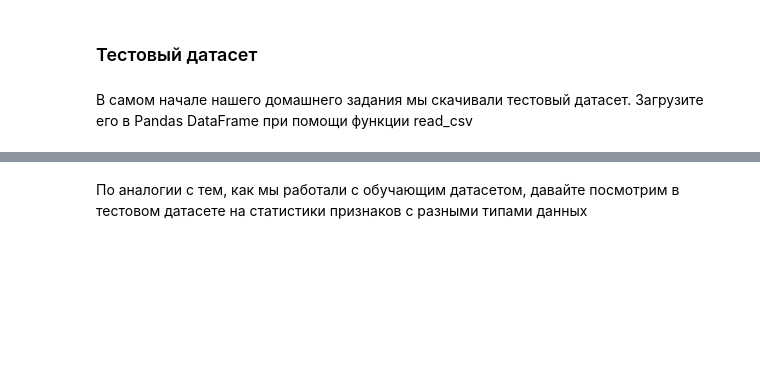
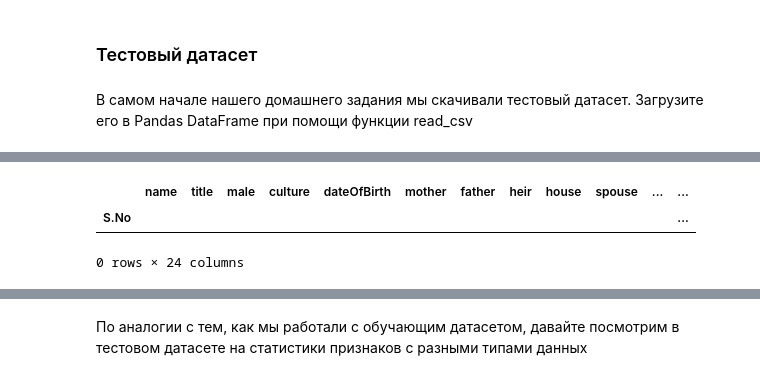
Before and after one commit to ValentinaZubareva2906/deep_learning_mipt, a Jupyter notebook: неделя 1 "Игра престолов"/game_of_thrones.ipynb, the cells around one changed output, grey strips where cells are left out. Drawn from its saved outputs; the diff is of its cells as text; code cells hidden in the pictures; blank space fills up the shorter version.

```diff
--- a/неделя 1 "Игра престолов"/game_of_thrones.ipynb
+++ b/неделя 1 "Игра престолов"/game_of_thrones.ipynb
@@ -1016,0 +1006,12 @@ data = # ...
+# %%
+#Вы можете аккуратно поправить тестовые данные, воспользовавшись, например следующим кодом:
+data_1.loc[1685, 'age'] = 0.
+data_1.loc[1869, 'age'] = 0.
+# замены в строке 1685: dateOfBirth -> 278. и age -> 0.
+# замены в строке 1869: dateOfBirth -> 299. и age -> 0.
+# %%
+data_1.loc[data_1['age']<0]
+# %% [output]
+|  | name | title | male | culture | dateOfBirth | mother | father | heir | house | spouse | ... | ... |
+| S.No |  |  |  |  |  |  |  |  |  |  |  | ... |
+0 rows × 24 columns
```
Also changed, not shown: parts of 45 cells of this notebook.
